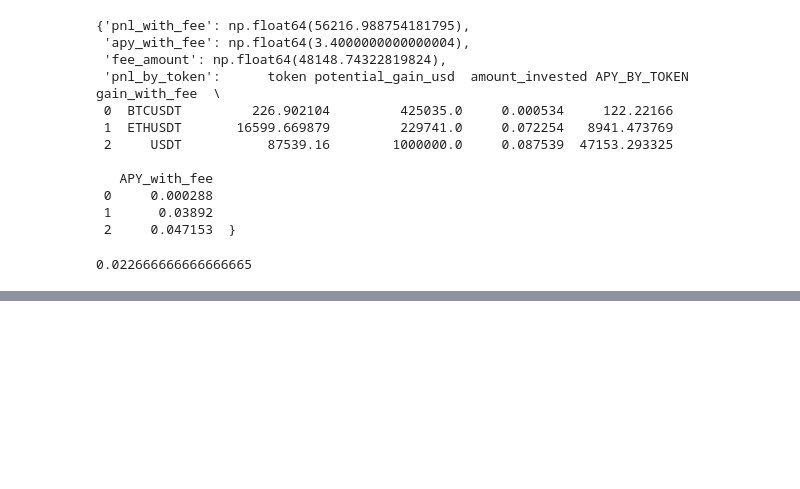
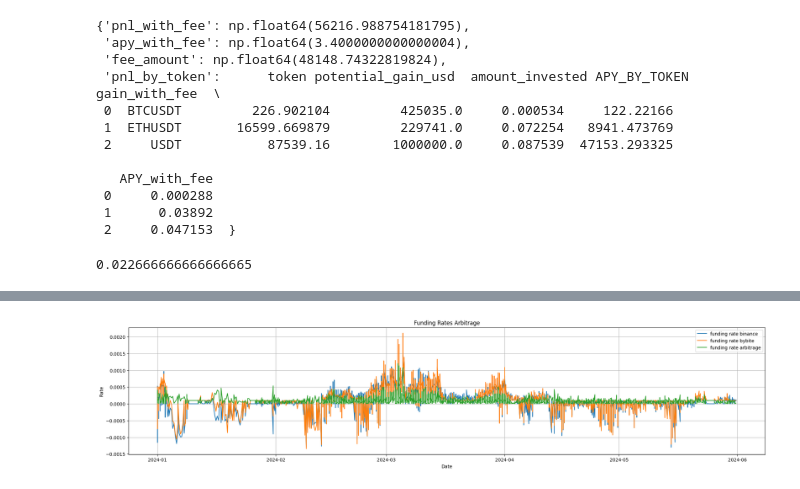
Before and after one commit to spartan38/challenge, a Jupyter notebook: analysis.ipynb, the cells around one changed output, grey strips where cells are left out. Saved outputs shown, nothing was run; the diff lists cells and outputs as text; code cells hidden in the pictures; blank space fills up the shorter version.

```diff
--- a/analysis.ipynb
+++ b/analysis.ipynb
@@ -338,0 +351,4 @@ strat.recap
+# %%
+funding_df["arb_opportunity"] = funding_df.apply(lambda x: abs(x["funding_rate_binance"] - x["funding_rate_bybite"]), axis=1)
+# %%
+arb = funding_df.loc[funding_df["is_market_funding_arb"] == True]
@@ -338,0 +371,13 @@ strat.recap
+# %%
+plt.figure(figsize=(25, 5))
+plt.plot(arb["timestamp"], arb["funding_rate_binance"], label="funding rate binance")
+plt.plot(arb["timestamp"], arb["funding_rate_bybite"], label="funding rate bybite")
+plt.plot(arb["timestamp"], arb["arb_opportunity"], label="funding rate arbitrage")
+plt.title('Funding Rates Arbitrage')
+plt.xlabel('Date')
+plt.ylabel('Rate')
+plt.grid(True)
+plt.legend()
+plt.show()
+# %% [output]
+[figure, added]
```
Also changed, not shown: parts of 11 cells of this notebook, 4 other files.
